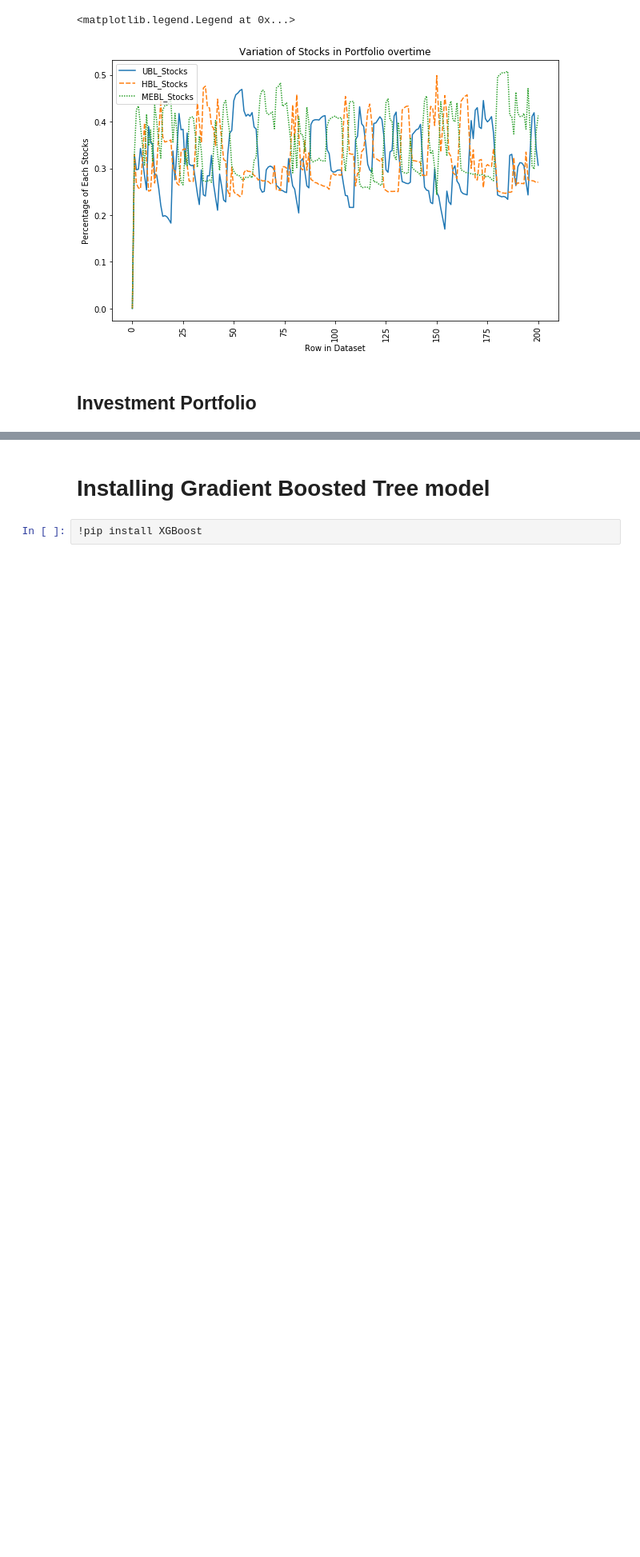
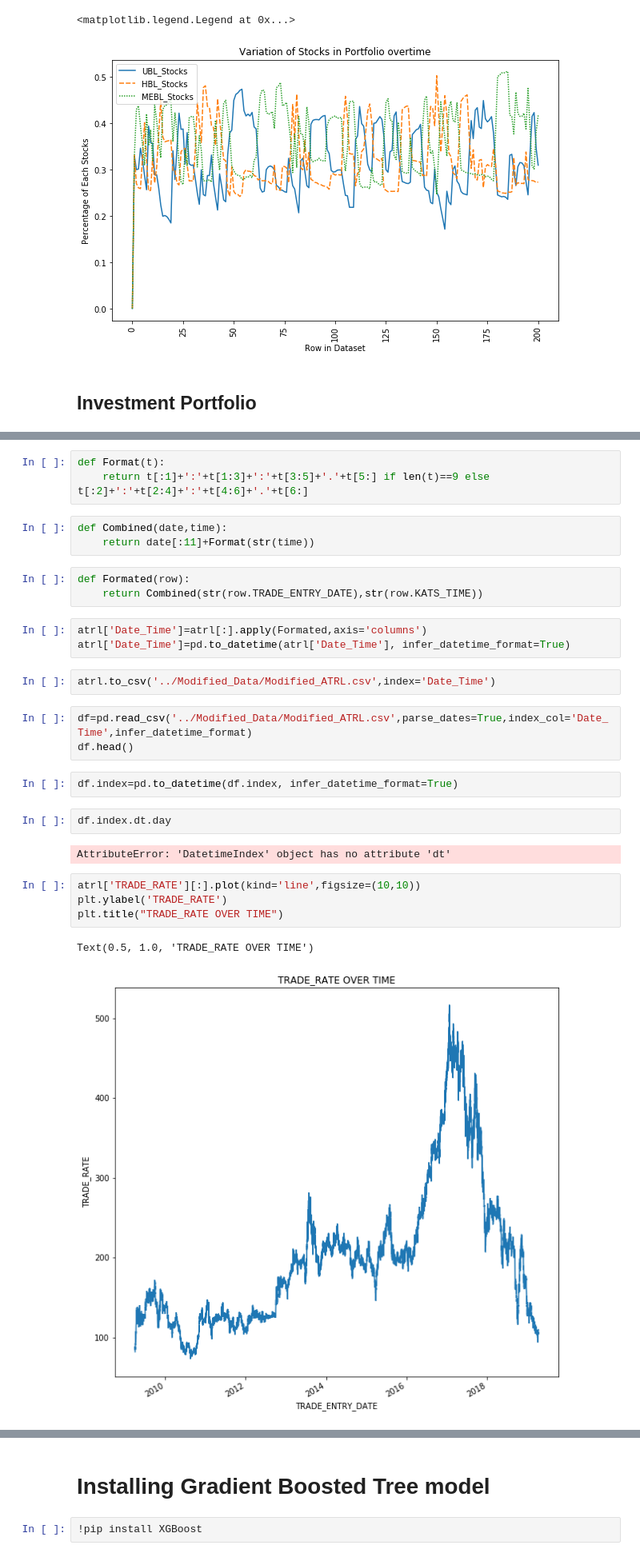
Before and after one commit to Syed-Sherjeel/PSX_Trading_Bot, a Jupyter notebook: Project_file.ipynb, the cells around one changed output, grey strips where cells are left out. Shown at 80% size. Drawn from its saved outputs; the diff is of its cells as text; blank space fills up the shorter version.

Commit message:
feat : Added Per Trade Dataset and implemented a Frame work for  Transforming Date time in dataset to our requirement

```diff
--- a/Project_file.ipynb
+++ b/Project_file.ipynb
@@ -524,0 +542,30 @@ X,nS1/total_shares,nS2/total_shares,nS3/total_shares
+# %%
+def Format(t):
+    return t[:1]+':'+t[1:3]+':'+t[3:5]+'.'+t[5:] if len(t)==9 else t[:2]+':'+t[2:4]+':'+t[4:6]+'.'+t[6:]
+# %%
+def Combined(date,time):
+    return date[:11]+Format(str(time))
+# %%
+def Formated(row):
+    return Combined(str(row.TRADE_ENTRY_DATE),str(row.KATS_TIME))
+# %%
+atrl['Date_Time']=atrl[:].apply(Formated,axis='columns')
+atrl['Date_Time']=pd.to_datetime(atrl['Date_Time'], infer_datetime_format=True)
+# %%
+atrl.to_csv('../Modified_Data/Modified_ATRL.csv',index='Date_Time')
+# %%
+df=pd.read_csv('../Modified_Data/Modified_ATRL.csv',parse_dates=True,index_col='Date_Time',infer_datetime_format)
+df.head()
+# %%
+df.index=pd.to_datetime(df.index, infer_datetime_format=True)
+# %%
+df.index.dt.day
+# %% [output]
+AttributeError: 'DatetimeIndex' object has no attribute 'dt'
+# %%
+atrl['TRADE_RATE'][:].plot(kind='line',figsize=(10,10))
+plt.ylabel('TRADE_RATE')
+plt.title("TRADE_RATE OVER TIME")
+# %% [output]
+Text(0.5, 1.0, 'TRADE_RATE OVER TIME')
+[figure, added]
```
Also changed, not shown: parts of 20 cells of this notebook, 2 other files.
